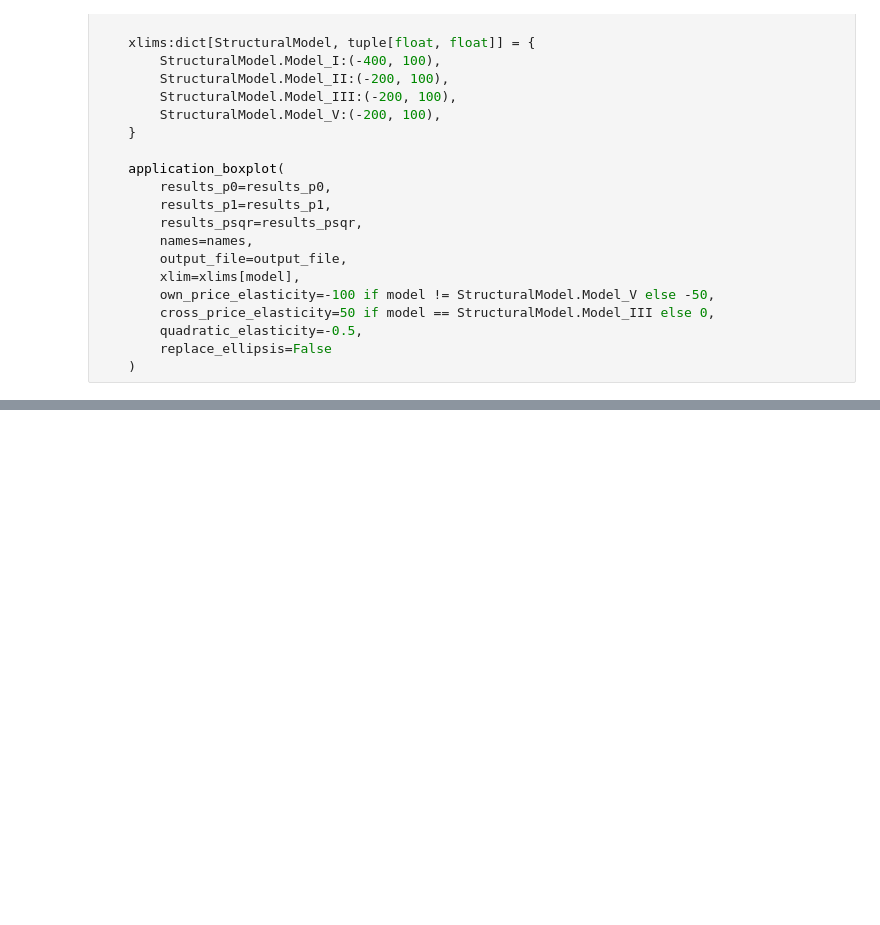
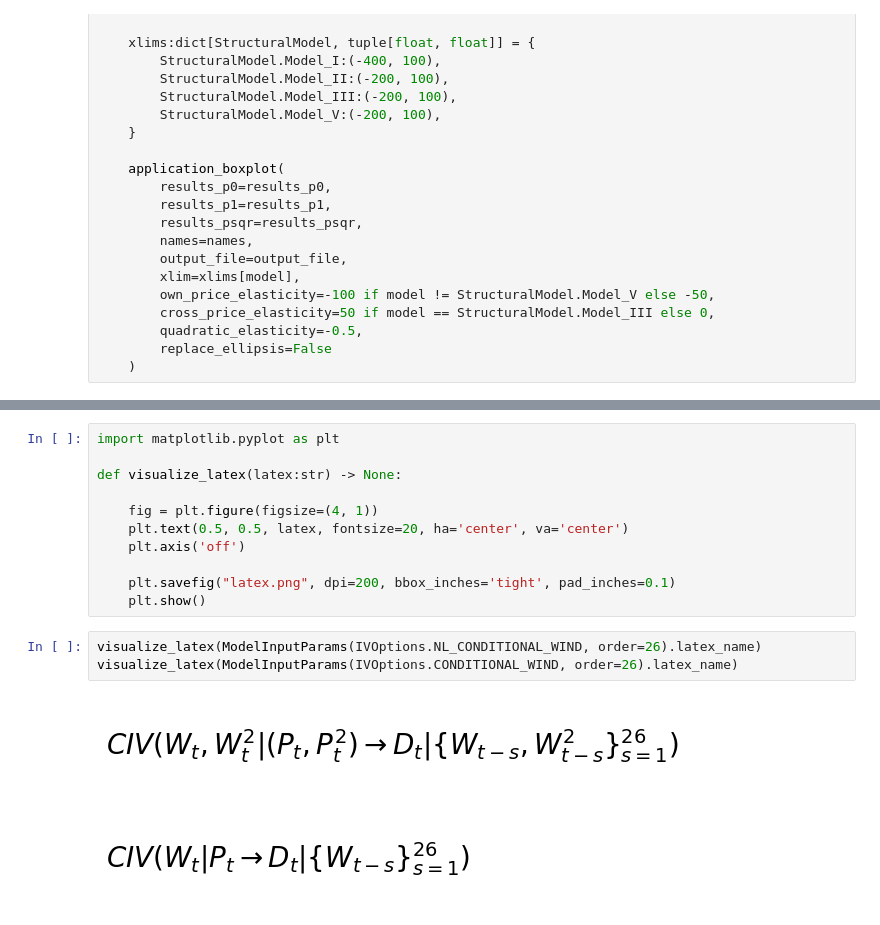
Before and after one commit to jscanales/elasticities_with_graphs, a Jupyter notebook: nonlinear_simulations.ipynb, the cells around one changed output, grey strips where cells are left out. Saved outputs shown, nothing was run; the diff lists cells and outputs as text; blank space fills up the shorter version.

```diff
--- a/nonlinear_simulations.ipynb
+++ b/nonlinear_simulations.ipynb
@@ -579,0 +790,17 @@ plot_application_boxplot(8760*5, 20, "model_V_5_years_20_runs", StructuralModel.
+# %%
+import matplotlib.pyplot as plt
+
+def visualize_latex(latex:str) -> None:
+
+    fig = plt.figure(figsize=(4, 1))
+    plt.text(0.5, 0.5, latex, fontsize=20, ha='center', va='center')
+    plt.axis('off')
+
+    plt.savefig("latex.png", dpi=200, bbox_inches='tight', pad_inches=0.1)
+    plt.show()
+# %%
+visualize_latex(ModelInputParams(IVOptions.NL_CONDITIONAL_WIND, order=26).latex_name)
+visualize_latex(ModelInputParams(IVOptions.CONDITIONAL_WIND, order=26).latex_name)
+# %% [output]
+[figure, added]
+[figure, added]
```
Also changed, not shown: parts of 17 cells of this notebook, 5 other files.
